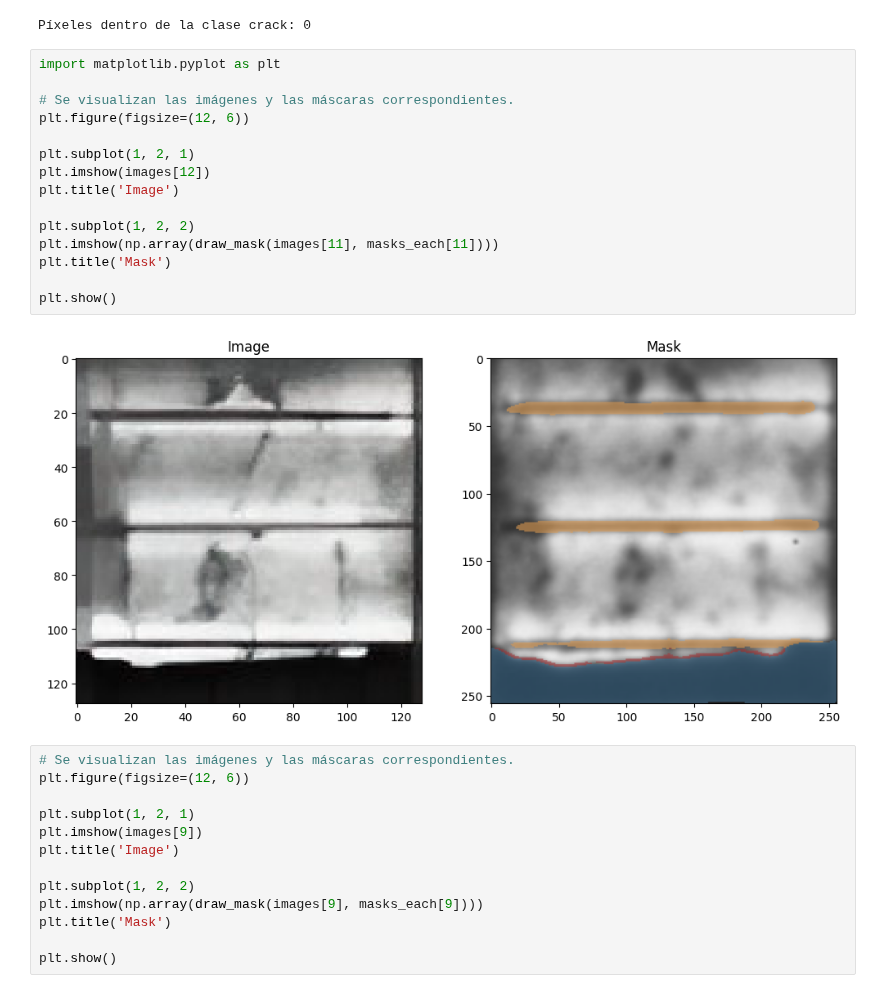
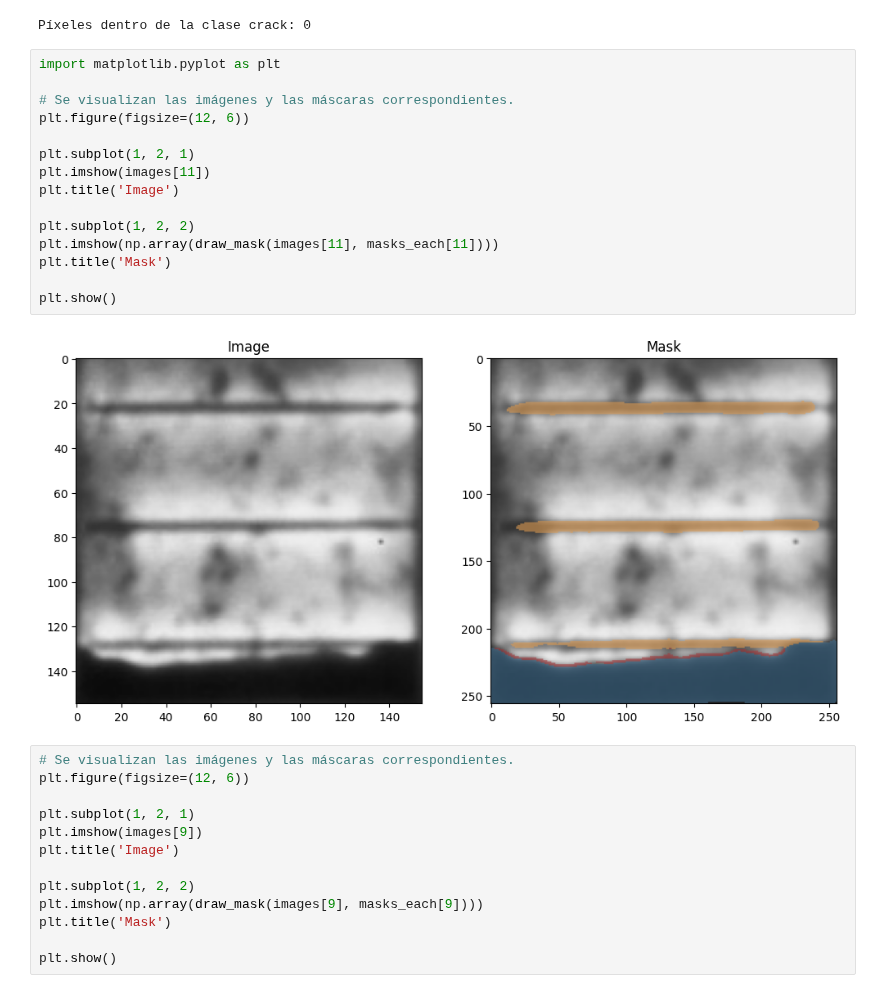
Before and after one commit to Franklingo13/PVDefectDetect, a Jupyter notebook: TestsPV-vision/test_modelhandler_prediction.ipynb, the cells around one changed output. Cells and saved outputs as stored; diff of their text form.

```diff
--- a/TestsPV-vision/test_modelhandler_prediction.ipynb
+++ b/TestsPV-vision/test_modelhandler_prediction.ipynb
@@ -230,20 +230,20 @@ Píxeles dentro de la clase crack: 0
 # %%
 import matplotlib.pyplot as plt
 
 # Se visualizan las imágenes y las máscaras correspondientes.
 plt.figure(figsize=(12, 6))
 
 plt.subplot(1, 2, 1)
-plt.imshow(images[12])
+plt.imshow(images[11])
 plt.title('Image')
 
 plt.subplot(1, 2, 2)
 plt.imshow(np.array(draw_mask(images[11], masks_each[11])))
 plt.title('Mask')
 
 plt.show()
 # %% [output]
-[figure, old version]
+[figure, new version]
 # %%
 # Se visualizan las imágenes y las máscaras correspondientes.
 plt.figure(figsize=(12, 6))
```
